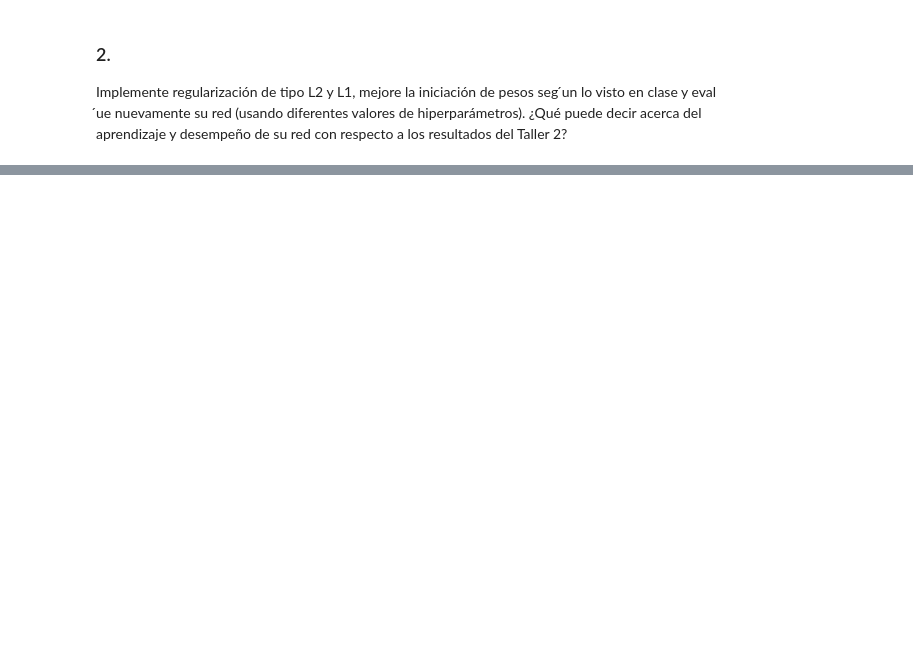
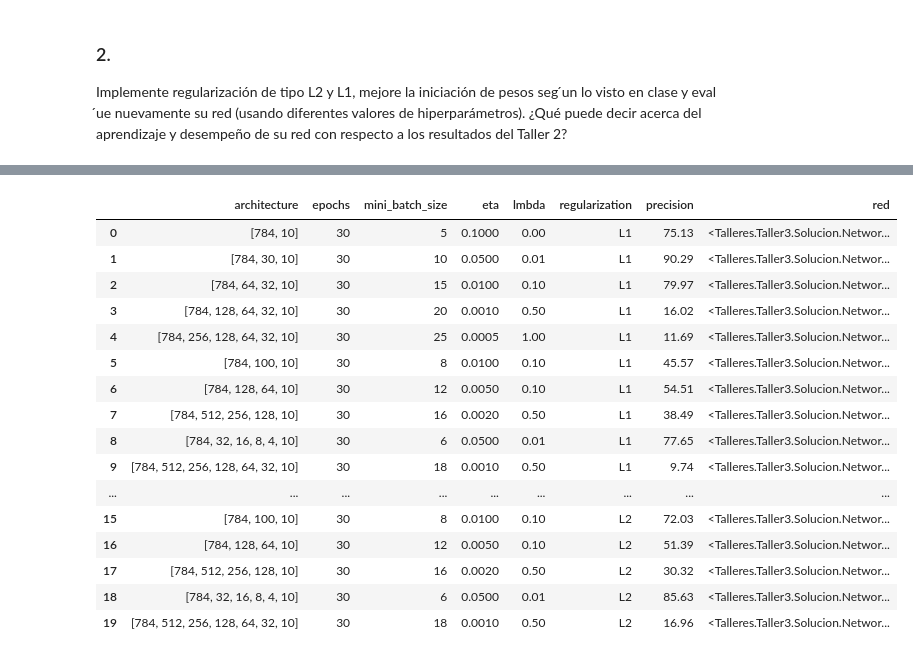
Before and after one commit to allanramirez111/modelos_avanzados_deep_learning, a Jupyter notebook: Talleres/Taller3/Solucion/Taller3.ipynb, the cells around one changed output, grey strips where cells are left out. Saved outputs shown, nothing was run; the diff lists cells and outputs as text; code cells hidden in the pictures; blank space fills up the shorter version.

Commit message:
Punto 2 taller 3

```diff
--- a/Talleres/Taller3/Solucion/Taller3.ipynb
+++ b/Talleres/Taller3/Solucion/Taller3.ipynb
@@ -64,3 +103,14 @@ results = Parallel(
 )(
     delayed(entrenar_y_medir)(config, training_data, test_data) for config in tqdm(net_configs, desc='Procesando configuraciones')
 )
+# %%
+# Itera sobre las listas 'net_configs' y 'results' al mismo tiempo
+import pandas as pd
+for config, red in zip(net_configs, results):
+    # Asigna el valor precision a la clave 'precision' en cada diccionario 'config'
+    config['precision'] = red[1]
+    # Asigna el objeto red a cada diccionario
+    config['red'] = red[0]
+
+df_results = pd.DataFrame(net_configs)
+df_results
@@ -135,0 +257,29 @@ KeyboardInterrupt:
+# %%
+# Itera sobre las listas 'net_configs' y 'results' al mismo tiempo
+import pandas as pd
+for config, red in zip(net_configs2, results2):
+    # Asigna el valor precision a la clave 'precision' en cada diccionario 'config'
+    config['precision'] = red[1]
+    # Asigna el objeto red a cada diccionario
+    config['red'] = red[0]
+
+df_results2 = pd.DataFrame(net_configs2)
+df_results2
+# %% [output]
+|  | architecture | epochs | mini_batch_size | eta | lmbda | regularization | precision | red |
+| 0 | [784, 10] | 30 | 5 | 0.1000 | 0.00 | L1 | 75.13 | <Talleres.Taller3.Solucion.Networ... |
+| 1 | [784, 30, 10] | 30 | 10 | 0.0500 | 0.01 | L1 | 90.29 | <Talleres.Taller3.Solucion.Networ... |
+| 2 | [784, 64, 32, 10] | 30 | 15 | 0.0100 | 0.10 | L1 | 79.97 | <Talleres.Taller3.Solucion.Networ... |
+| 3 | [784, 128, 64, 32, 10] | 30 | 20 | 0.0010 | 0.50 | L1 | 16.02 | <Talleres.Taller3.Solucion.Networ... |
+| 4 | [784, 256, 128, 64, 32, 10] | 30 | 25 | 0.0005 | 1.00 | L1 | 11.69 | <Talleres.Taller3.Solucion.Networ... |
+| 5 | [784, 100, 10] | 30 | 8 | 0.0100 | 0.10 | L1 | 45.57 | <Talleres.Taller3.Solucion.Networ... |
+| 6 | [784, 128, 64, 10] | 30 | 12 | 0.0050 | 0.10 | L1 | 54.51 | <Talleres.Taller3.Solucion.Networ... |
+| 7 | [784, 512, 256, 128, 10] | 30 | 16 | 0.0020 | 0.50 | L1 | 38.49 | <Talleres.Taller3.Solucion.Networ... |
+| 8 | [784, 32, 16, 8, 4, 10] | 30 | 6 | 0.0500 | 0.01 | L1 | 77.65 | <Talleres.Taller3.Solucion.Networ... |
+| 9 | [784, 512, 256, 128, 64, 32, 10] | 30 | 18 | 0.0010 | 0.50 | L1 | 9.74 | <Talleres.Taller3.Solucion.Networ... |
+| ... | ... | ... | ... | ... | ... | ... | ... | ... |
+| 15 | [784, 100, 10] | 30 | 8 | 0.0100 | 0.10 | L2 | 72.03 | <Talleres.Taller3.Solucion.Networ... |
+| 16 | [784, 128, 64, 10] | 30 | 12 | 0.0050 | 0.10 | L2 | 51.39 | <Talleres.Taller3.Solucion.Networ... |
+| 17 | [784, 512, 256, 128, 10] | 30 | 16 | 0.0020 | 0.50 | L2 | 30.32 | <Talleres.Taller3.Solucion.Networ... |
+| 18 | [784, 32, 16, 8, 4, 10] | 30 | 6 | 0.0500 | 0.01 | L2 | 85.63 | <Talleres.Taller3.Solucion.Networ... |
+| 19 | [784, 512, 256, 128, 64, 32, 10] | 30 | 18 | 0.0010 | 0.50 | L2 | 16.96 | <Talleres.Taller3.Solucion.Networ... |
```
Also changed, not shown: parts of 7 cells of this notebook.
